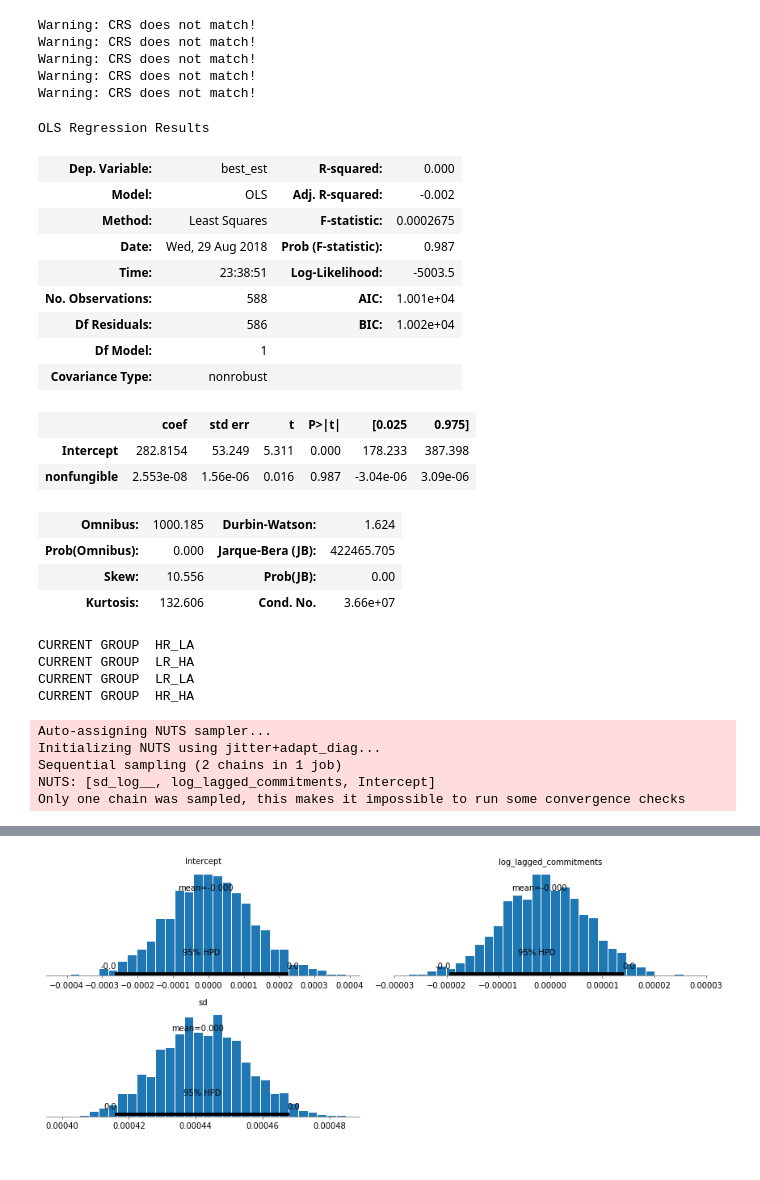
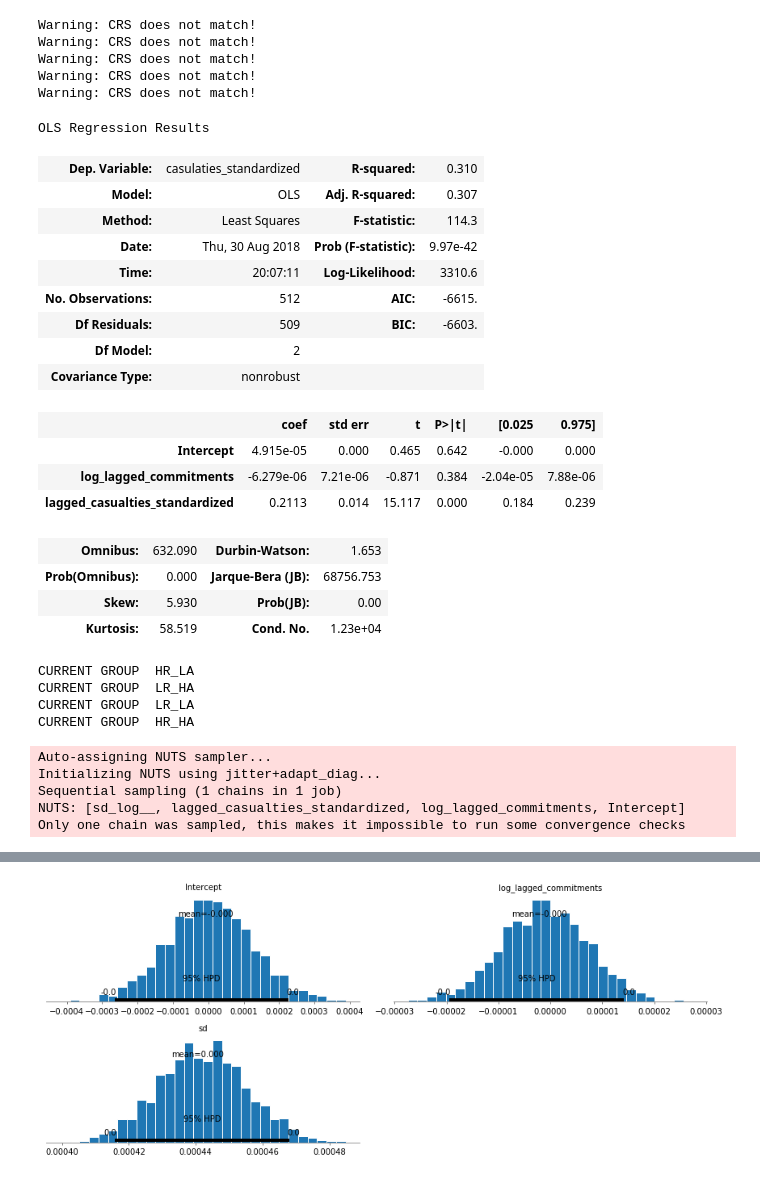
Before and after one commit to ytolochko/Diploma, a Jupyter notebook: MODEL_WITH_ALL_DATA.ipynb, the cells around one changed output, grey strips where cells are left out. Cells and saved outputs as stored; diff of their text form; code cells hidden in the pictures.

Commit message:
added couple of tables

```diff
--- a/MODEL_WITH_ALL_DATA.ipynb
+++ b/MODEL_WITH_ALL_DATA.ipynb
@@ -307,26 +303,27 @@ for index, row in aid_and_conflict.iterrows():
     except:
         aid_and_conflict.loc[index, 'onshore_petroleum'] = np.nan
 # %%
-result = sm.ols(formula = 'best_est ~ nonfungible', data = aid_and_conflict).fit()
+result = sm.ols(formula = 'casulaties_standardized ~ log_lagged_commitments + lagged_casualties_standardized', data = aid_and_conflict).fit()
 result.summary()
 # %% [output]
 OLS Regression Results
-| Dep. Variable: | best_est | R-squared: | 0.000 |
-| Model: | OLS | Adj. R-squared: | -0.002 |
-| Method: | Least Squares | F-statistic: | 0.0002675 |
-| Date: | Wed, 29 Aug 2018 | Prob (F-statistic): | 0.987 |
-| Time: | 23:38:51 | Log-Likelihood: | -5003.5 |
-| No. Observations: | 588 | AIC: | 1.001e+04 |
-| Df Residuals: | 586 | BIC: | 1.002e+04 |
-| Df Model: | 1 |  |  |
+| Dep. Variable: | casulaties_standardized | R-squared: | 0.310 |
+| Model: | OLS | Adj. R-squared: | 0.307 |
+| Method: | Least Squares | F-statistic: | 114.3 |
+| Date: | Thu, 30 Aug 2018 | Prob (F-statistic): | 9.97e-42 |
+| Time: | 20:07:11 | Log-Likelihood: | 3310.6 |
+| No. Observations: | 512 | AIC: | -6615. |
+| Df Residuals: | 509 | BIC: | -6603. |
+| Df Model: | 2 |  |  |
 | Covariance Type: | nonrobust |  |  |
 |  | coef | std err | t | P>|t| | [0.025 | 0.975] |
-| Intercept | 282.8154 | 53.249 | 5.311 | 0.000 | 178.233 | 387.398 |
-| nonfungible | 2.553e-08 | 1.56e-06 | 0.016 | 0.987 | -3.04e-06 | 3.09e-06 |
+| Intercept | 4.915e-05 | 0.000 | 0.465 | 0.642 | -0.000 | 0.000 |
+| log_lagged_commitments | -6.279e-06 | 7.21e-06 | -0.871 | 0.384 | -2.04e-05 | 7.88e-06 |
+| lagged_casualties_standardized | 0.2113 | 0.014 | 15.117 | 0.000 | 0.184 | 0.239 |
-| Omnibus: | 1000.185 | Durbin-Watson: | 1.624 |
-| Prob(Omnibus): | 0.000 | Jarque-Bera (JB): | 422465.705 |
-| Skew: | 10.556 | Prob(JB): | 0.00 |
-| Kurtosis: | 132.606 | Cond. No. | 3.66e+07 |
+| Omnibus: | 632.090 | Durbin-Watson: | 1.653 |
+| Prob(Omnibus): | 0.000 | Jarque-Bera (JB): | 68756.753 |
+| Skew: | 5.930 | Prob(JB): | 0.00 |
+| Kurtosis: | 58.519 | Cond. No. | 1.23e+04 |
 # %%
 four_groups = {'HR_LA': high_receptivity_low_adaptability,
                'LR_HA': low_receptivity_high_adaptability,
@@ -382,7 +379,7 @@ CURRENT GROUP  LR_LA
 CURRENT GROUP  HR_HA
 # %%
 import pymc3 as pm
-formula = 'casulaties_standardized ~ log_lagged_commitments'
+formula = 'casulaties_standardized ~ log_lagged_commitments + lagged_casualties_standardized'
 
 with pm.Model() as normal_model:
 
@@ -390,15 +387,15 @@ with pm.Model() as normal_model:
     family = pm.glm.families.Normal()
 
     # Creating the model requires a formula and data (and optionally a family)
-    pm.GLM.from_formula(formula, data = aid_and_conflict, family = family)
+    pm.GLM.from_formula(formula, data = aid_and_conflict.sample(200), family = family)
 
     # Perform Markov Chain Monte Carlo sampling letting PyMC3 choose the algorithm
-    normal_trace = pm.sample(draws=2000, chains = 2, tune = 1500, njobs=-1)
+    normal_trace = pm.sample(draws=2000, chains = 1, tune = 1000, njobs=-1)
 # %% [output]
 Auto-assigning NUTS sampler...
 Initializing NUTS using jitter+adapt_diag...
-Sequential sampling (2 chains in 1 job)
-NUTS: [sd_log__, log_lagged_commitments, Intercept]
+Sequential sampling (1 chains in 1 job)
+NUTS: [sd_log__, lagged_casualties_standardized, log_lagged_commitments, Intercept]
 Only one chain was sampled, this makes it impossible to run some convergence checks
 # %%
 pm.summary(normal_trace)
```
Also changed, not shown: parts of 2 cells of this notebook, 5 other files.
